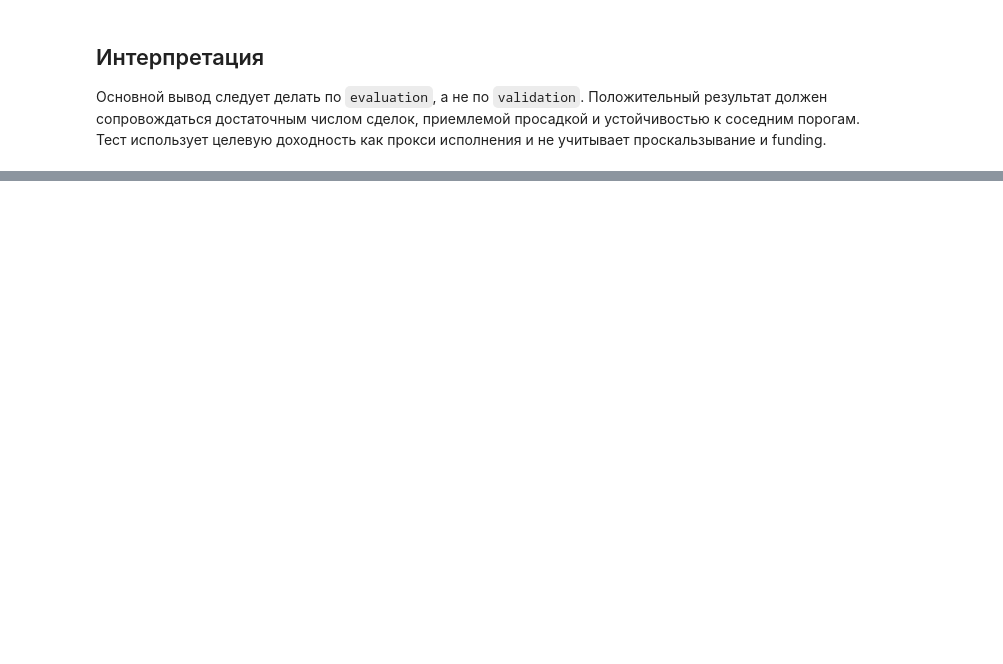
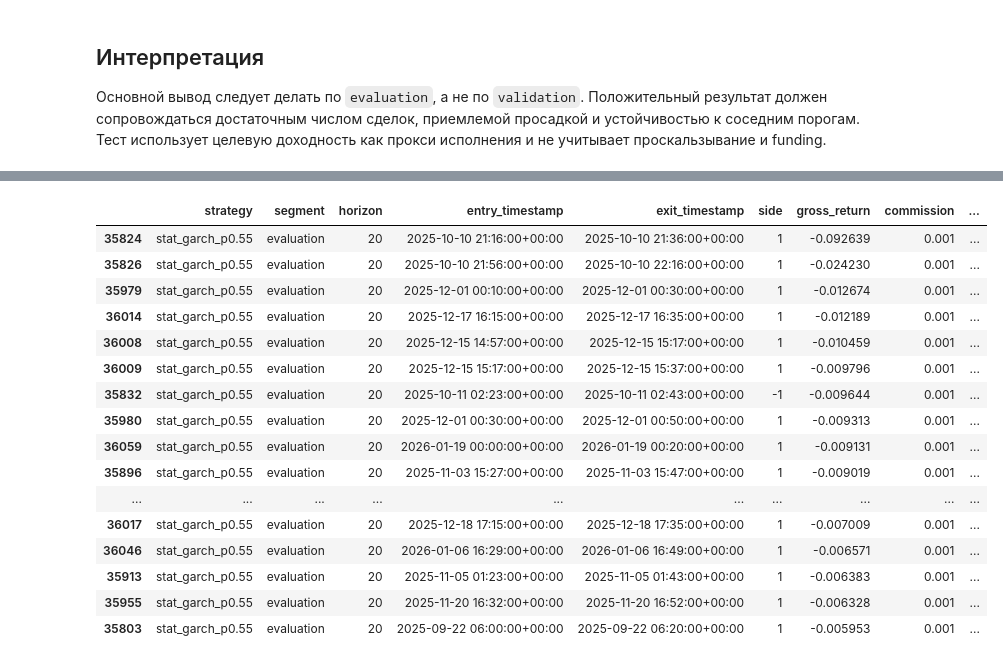
Before and after one commit to username-b/binance-dowloader-3.0, a Jupyter notebook: analysis/trading_strategy_experiment/trading_strategy_results_overview.ipynb, the cells around one changed output, grey strips where cells are left out. Drawn from its saved outputs; the diff is of its cells as text; code cells hidden in the pictures; blank space fills up the shorter version.

```diff
--- a/analysis/trading_strategy_experiment/trading_strategy_results_overview.ipynb
+++ b/analysis/trading_strategy_experiment/trading_strategy_results_overview.ipynb
@@ -87,0 +258,29 @@ plt.tight_layout()
+# %%
+trades = read_parquet(f"{RUN_PREFIX}/horizon_20/trades.parquet")
+
+display(
+    trades[
+        (trades.segment == "evaluation") &
+        (trades.strategy == "stat_garch_p0.55")
+    ]
+    .sort_values("net_return")
+    .head(20)
+)
+# %% [output]
+|  | strategy | segment | horizon | entry_timestamp | exit_timestamp | side | gross_return | commission | ... |
+| 35824 | stat_garch_p0.55 | evaluation | 20 | 2025-10-10 21:16:00+00:00 | 2025-10-10 21:36:00+00:00 | 1 | -0.092639 | 0.001 | ... |
+| 35826 | stat_garch_p0.55 | evaluation | 20 | 2025-10-10 21:56:00+00:00 | 2025-10-10 22:16:00+00:00 | 1 | -0.024230 | 0.001 | ... |
+| 35979 | stat_garch_p0.55 | evaluation | 20 | 2025-12-01 00:10:00+00:00 | 2025-12-01 00:30:00+00:00 | 1 | -0.012674 | 0.001 | ... |
+| 36014 | stat_garch_p0.55 | evaluation | 20 | 2025-12-17 16:15:00+00:00 | 2025-12-17 16:35:00+00:00 | 1 | -0.012189 | 0.001 | ... |
+| 36008 | stat_garch_p0.55 | evaluation | 20 | 2025-12-15 14:57:00+00:00 | 2025-12-15 15:17:00+00:00 | 1 | -0.010459 | 0.001 | ... |
+| 36009 | stat_garch_p0.55 | evaluation | 20 | 2025-12-15 15:17:00+00:00 | 2025-12-15 15:37:00+00:00 | 1 | -0.009796 | 0.001 | ... |
+| 35832 | stat_garch_p0.55 | evaluation | 20 | 2025-10-11 02:23:00+00:00 | 2025-10-11 02:43:00+00:00 | -1 | -0.009644 | 0.001 | ... |
+| 35980 | stat_garch_p0.55 | evaluation | 20 | 2025-12-01 00:30:00+00:00 | 2025-12-01 00:50:00+00:00 | 1 | -0.009313 | 0.001 | ... |
+| 36059 | stat_garch_p0.55 | evaluation | 20 | 2026-01-19 00:00:00+00:00 | 2026-01-19 00:20:00+00:00 | 1 | -0.009131 | 0.001 | ... |
+| 35896 | stat_garch_p0.55 | evaluation | 20 | 2025-11-03 15:27:00+00:00 | 2025-11-03 15:47:00+00:00 | 1 | -0.009019 | 0.001 | ... |
+| ... | ... | ... | ... | ... | ... | ... | ... | ... | ... |
+| 36017 | stat_garch_p0.55 | evaluation | 20 | 2025-12-18 17:15:00+00:00 | 2025-12-18 17:35:00+00:00 | 1 | -0.007009 | 0.001 | ... |
+| 36046 | stat_garch_p0.55 | evaluation | 20 | 2026-01-06 16:29:00+00:00 | 2026-01-06 16:49:00+00:00 | 1 | -0.006571 | 0.001 | ... |
+| 35913 | stat_garch_p0.55 | evaluation | 20 | 2025-11-05 01:23:00+00:00 | 2025-11-05 01:43:00+00:00 | 1 | -0.006383 | 0.001 | ... |
+| 35955 | stat_garch_p0.55 | evaluation | 20 | 2025-11-20 16:32:00+00:00 | 2025-11-20 16:52:00+00:00 | 1 | -0.006328 | 0.001 | ... |
+| 35803 | stat_garch_p0.55 | evaluation | 20 | 2025-09-22 06:00:00+00:00 | 2025-09-22 06:20:00+00:00 | 1 | -0.005953 | 0.001 | ... |
```
Also changed, not shown: parts of 7 cells of this notebook, 4 other files.
